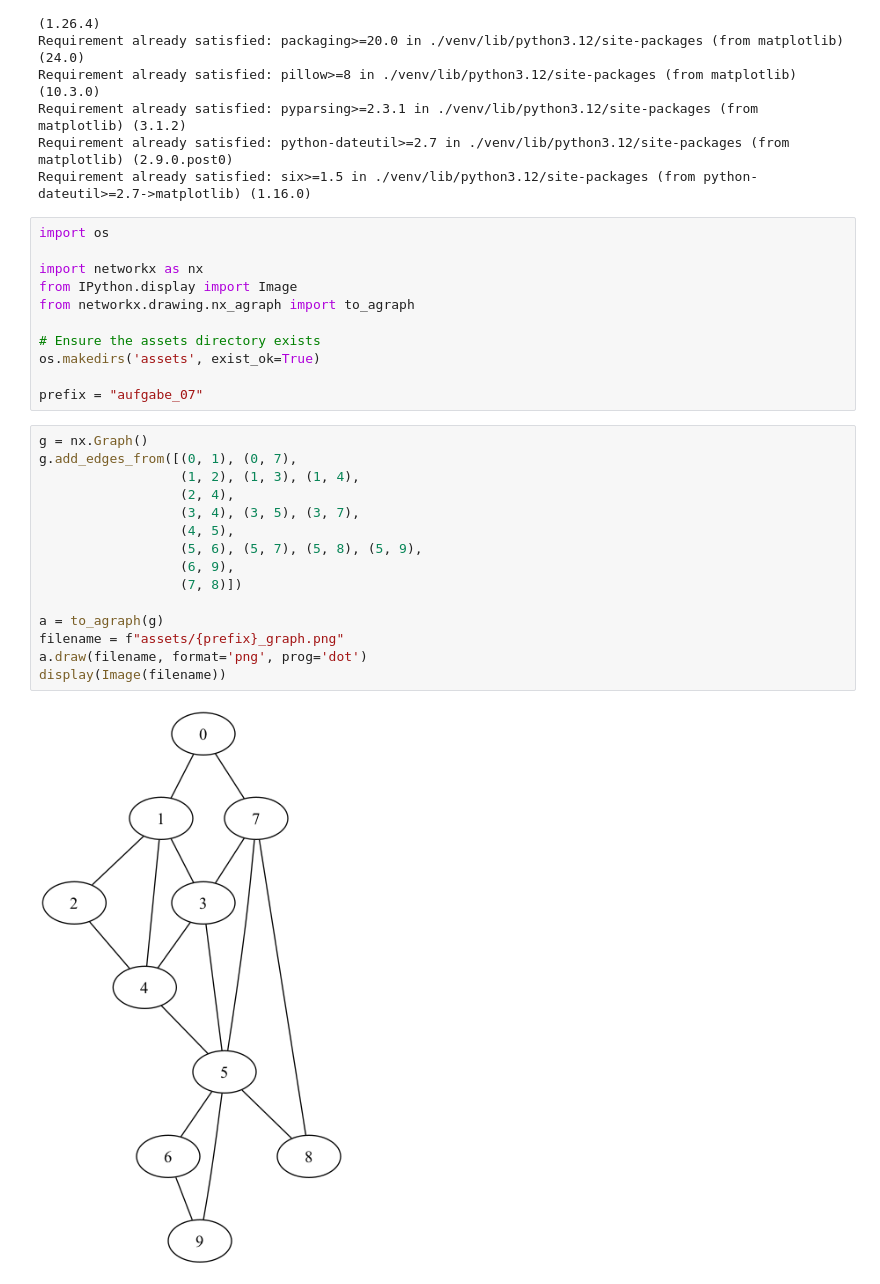
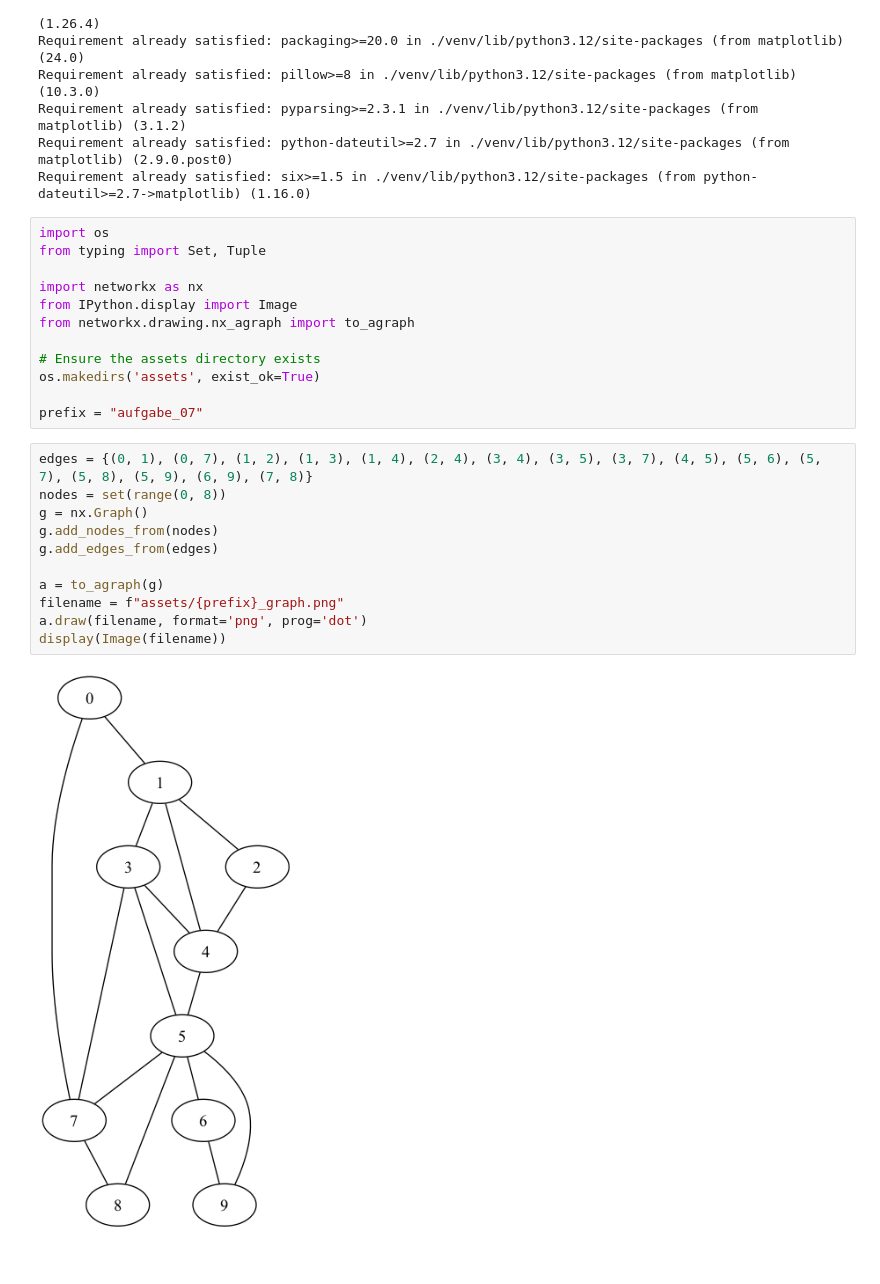
Before and after one commit to AstralJaeger-University/AMS4-UE01, a Jupyter notebook: notebook/aufgabe_07.ipynb, the cells around one changed output. Saved outputs shown, nothing was run; the diff lists cells and outputs as text.

```diff
--- a/notebook/aufgabe_07.ipynb
+++ b/notebook/aufgabe_07.ipynb
@@ -19,6 +19,7 @@ Requirement already satisfied: python-dateutil>=2.7 in ./venv/lib/python3.12/sit
 Requirement already satisfied: six>=1.5 in ./venv/lib/python3.12/site-packages (from python-dateutil>=2.7->matplotlib) (1.16.0)
 # %%
 import os
+from typing import Set, Tuple
 
 import networkx as nx
 from IPython.display import Image
@@ -29,19 +30,15 @@ os.makedirs('assets', exist_ok=True)
 
 prefix = "aufgabe_07"
 # %%
+edges = {(0, 1), (0, 7), (1, 2), (1, 3), (1, 4), (2, 4), (3, 4), (3, 5), (3, 7), (4, 5), (5, 6), (5, 7), (5, 8), (5, 9), (6, 9), (7, 8)}
+nodes = set(range(0, 8))
 g = nx.Graph()
-g.add_edges_from([(0, 1), (0, 7),
-                  (1, 2), (1, 3), (1, 4),
-                  (2, 4),
-                  (3, 4), (3, 5), (3, 7),
-                  (4, 5),
-                  (5, 6), (5, 7), (5, 8), (5, 9),
-                  (6, 9),
-                  (7, 8)])
+g.add_nodes_from(nodes)
+g.add_edges_from(edges)
 
 a = to_agraph(g)
 filename = f"assets/{prefix}_graph.png"
 a.draw(filename, format='png', prog='dot')
 display(Image(filename))
 # %% [output]
-[figure, old version]
+[figure, new version]
```
Also changed, not shown: parts of 2 cells of this notebook, 15 other files.
